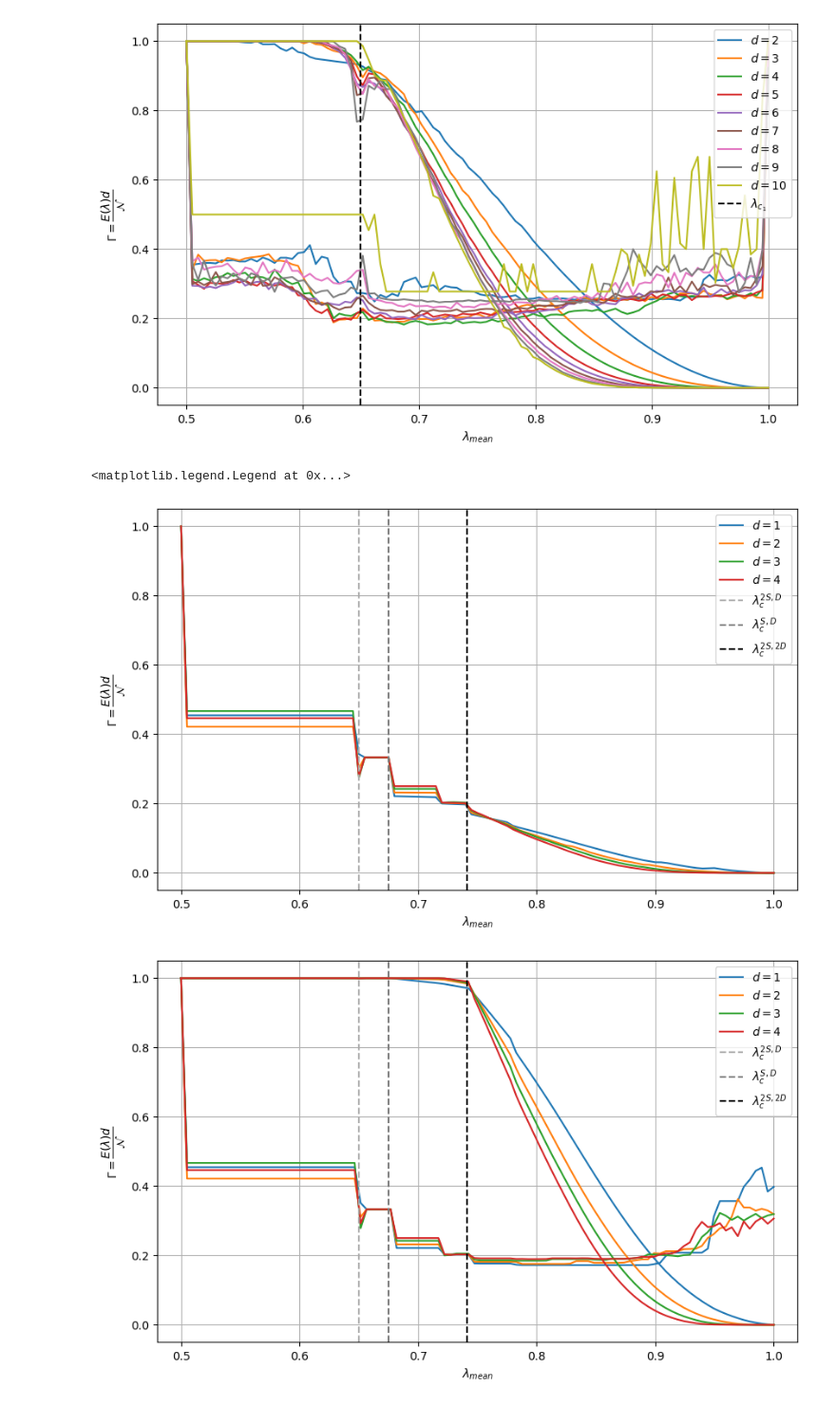
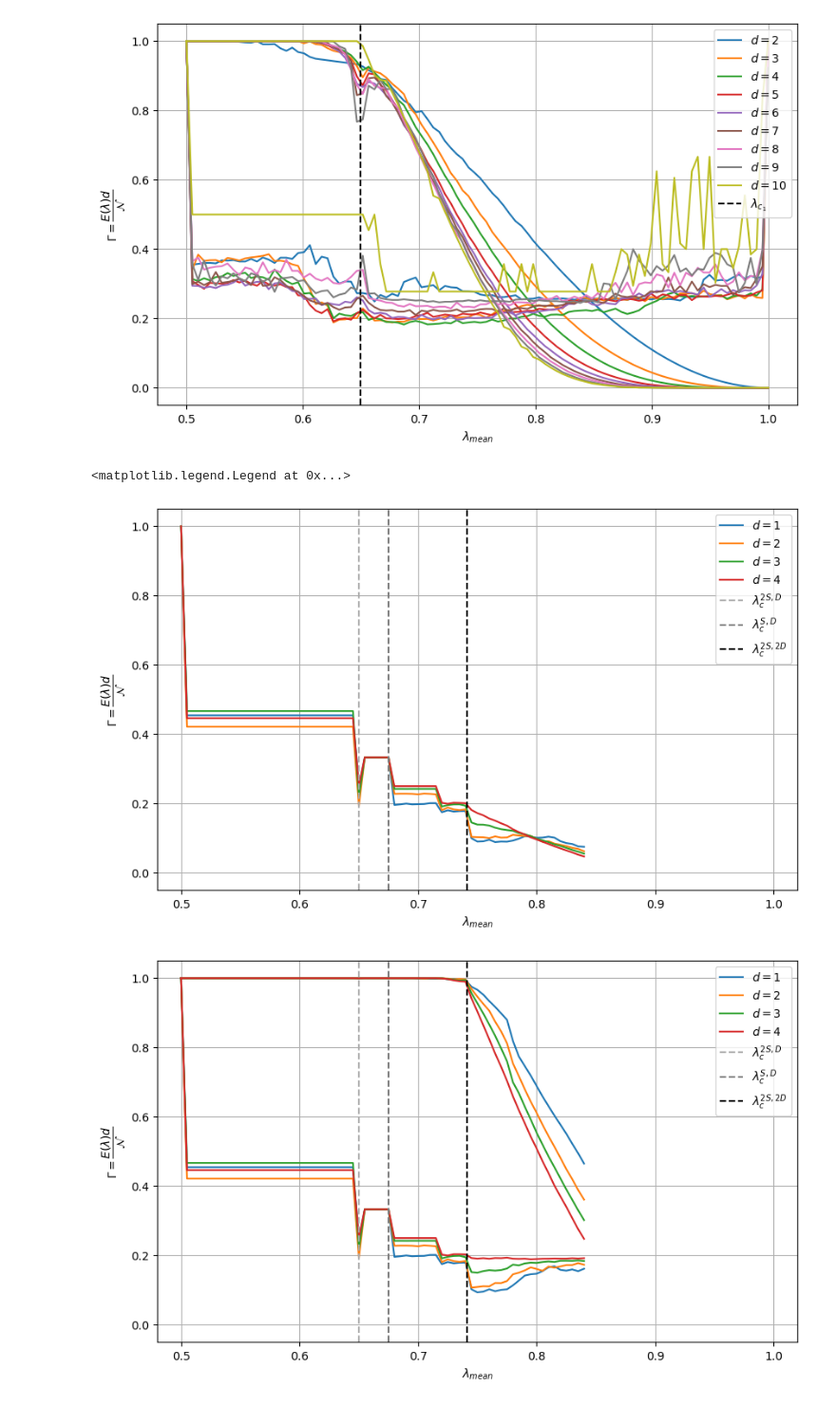
Before and after one commit to andreadegirolamo99/QNets, a Jupyter notebook: plots.ipynb, the cells around one changed output. Shown at 95% size. Saved outputs shown, nothing was run; the diff lists cells and outputs as text; code cells hidden in the pictures.

```diff
--- a/plots.ipynb
+++ b/plots.ipynb
@@ -179,12 +179,12 @@ Ns = {}
 Ls = []
 
 n = 6
-range = 101
+range = 69
 for (i, lambda_) in enumerate(lambdas[:range]):
     ents[lambda_] = []
     Ns[lambda_] = []
 
-    with open(f"out_files/diag_{n}/res_{n}_{i+1}.out", 'r') as file:
+    with open("out_files/diagonal_square_lattice_6/mean/{}_{}.out".format(i+1, f"{lambdas[i]:.3f}".rstrip('0').rstrip('.')), 'r') as file:
         for line in file:
             tokens = line.split()
             L, ent, N = map(float, tokens)
@@ -221,7 +221,7 @@ ax.legend()
 #ax.set_yticks([0.0, 0.1, 0.2, 0.3, 0.4, 0.5, 0.6, 0.7, 0.8, 0.9, 1.0])
 # %% [output]
 <matplotlib.legend.Legend at 0x...>
-[figure, old version]
+[figure, new version]
 # %%
 # Function to check if the product of lambda_i's for a subset is greater than 1/2
 def check_subset_product(subset, lambda_values):
@@ -246,19 +246,19 @@ def find_largest_k(lambda_values):
 # %%
 fig, ax = plt.subplots(figsize=(10,6))
 
-lambdas = np.arange(0.5, 1.005, 1/198)
+lambdas = np.arange(0.5, 1.005, 1/200)
 
 ents = {}
 Ns = {}
 Ls = []
 
 n = 6
-range_ = 101
+range_ = 69
 for (i, lambda_) in enumerate(lambdas[:range_]):
     ents[lambda_] = []
     Ns[lambda_] = []
 
-    with open(f"out_files/diag_{n}/4/res_{n}_{i+1}.out", 'r') as file:
+    with open("out_files/diagonal_square_lattice_6/mean/{}_{}.out".format(i+1, f"{lambdas[i]:.3f}".rstrip('0').rstrip('.')), 'r') as file:
         for line in file:
             tokens = line.split()
             L, ent, N = map(float, tokens)
@@ -267,34 +267,34 @@ for (i, lambda_) in enumerate(lambdas[:range_]):
                 Ls.append(int(L))
 
             ents[lambda_].append(ent)
             Ns[lambda_].append(N)
 
 for d in Ls:
     color = ax._get_lines.get_next_color()  # Get the next color in the cycle
 
     y1 = np.array([ents[lambda_][d-1] for lambda_ in lambdas[:range_]])
     y2 = np.array([(d+1)/(Ns[lambda_][d-1]+1) for lambda_ in lambdas[:range_]])
 
     ax.plot(lambdas[:range_], y1, label='$d = {}$'.format(d), color=color)
     ax.plot(lambdas[:range_], y2, color=color)
 
 lambda_c = 0.5 * (1 + np.sqrt(1 - np.sqrt(2 * (np.sqrt(2) - 1))))
 
 ax.set_xlabel(r'$\lambda_{mean}$')
 ax.set_ylabel('$\\Gamma = \dfrac{E(\\lambda)d}{\mathcal{N}}$')
 ax.grid(True)
 ax.set_xlim([0.48,1.02])
 ax.set_ylim([-0.05,1.05])
 lambda_c = 0.5 * (1 + np.sqrt(1 - np.sqrt(2 * (np.sqrt(2) - 1))))
 ax.axvline(lambda_c, linestyle="dashed", color="DarkGrey", label=r"$\lambda_{c}^{2S,D}$")
 ax.axvline(0.6754005658469, linestyle="dashed", color="grey", label=r'$\lambda_{c}^{S,D}$')
 ax.axvline(0.7415981879044, linestyle="dashed", color="black", label=r'$\lambda_{c}^{2S, 2D}$')
 ax.legend()
 
 
 plt.show()
 # %% [output]
-[figure, old version]
+[figure, new version]
 # %%
 fig, ax = plt.subplots(figsize=(10,6))
 
```
Also changed, not shown: parts of 2 cells of this notebook, 4 other files.
